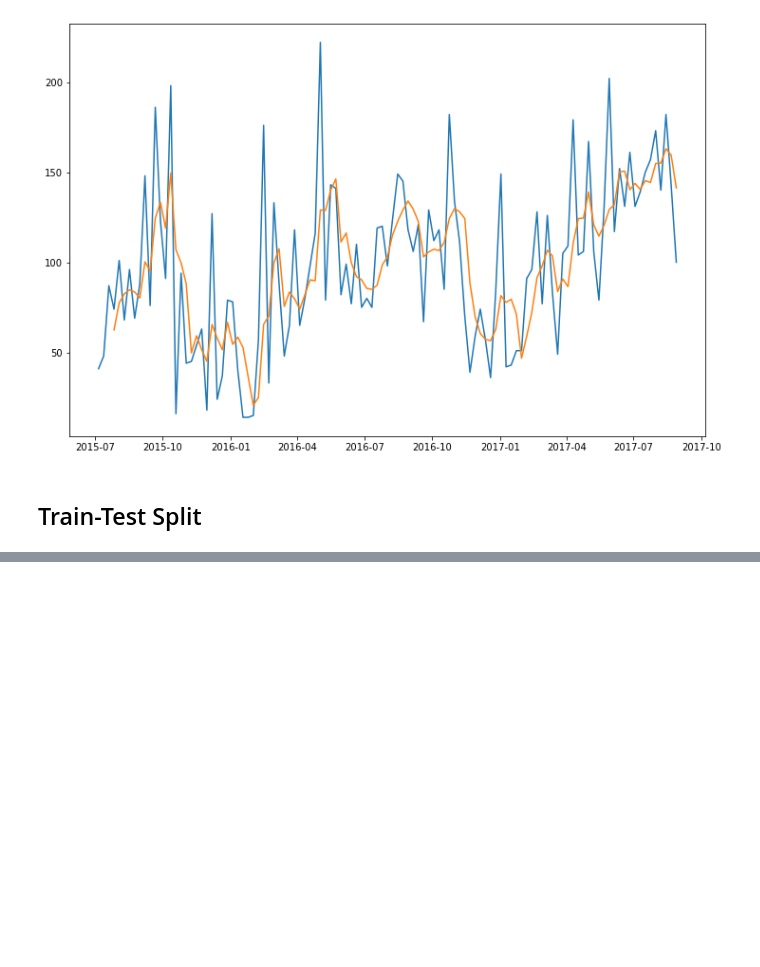
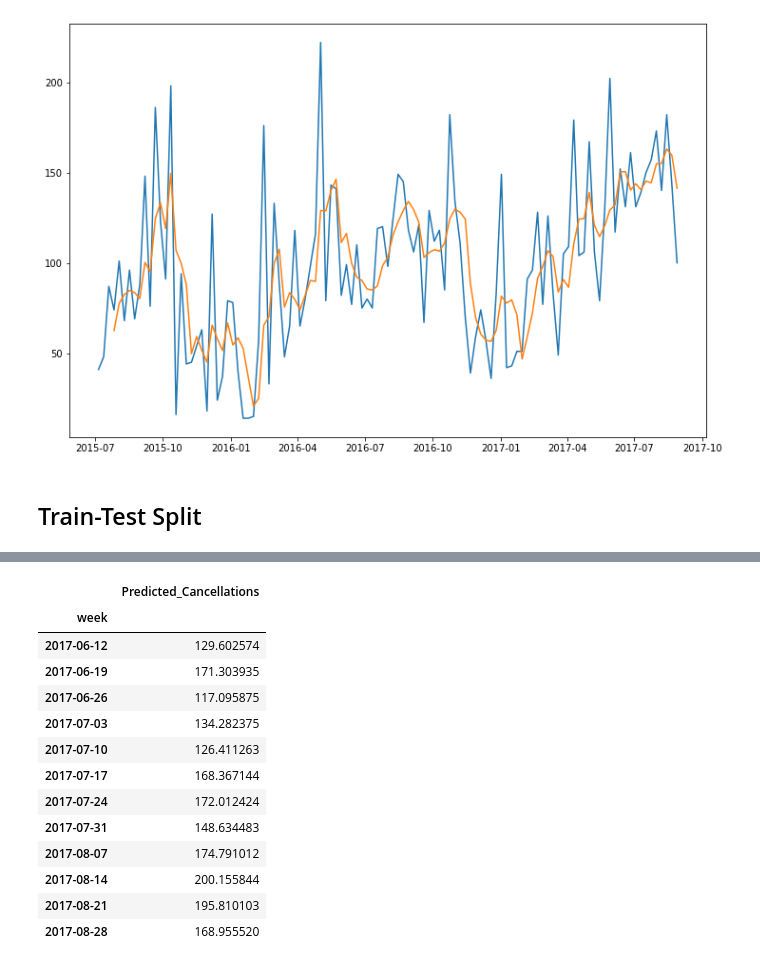
Before and after one commit to sanayei/tseries, a Jupyter notebook: arima.ipynb, the cells around one changed output, grey strips where cells are left out. Saved outputs shown, nothing was run; the diff lists cells and outputs as text; code cells hidden in the pictures; blank space fills up the shorter version.

```diff
--- a/arima.ipynb
+++ b/arima.ipynb
@@ -238,0 +312,17 @@ train, test = tseries[:split_size], tseries[split_size:]
+# %%
+prediction
+# %% [output]
+|  | Predicted_Cancellations |
+| week |  |
+| 2017-06-12 | 129.602574 |
+| 2017-06-19 | 171.303935 |
+| 2017-06-26 | 117.095875 |
+| 2017-07-03 | 134.282375 |
+| 2017-07-10 | 126.411263 |
+| 2017-07-17 | 168.367144 |
+| 2017-07-24 | 172.012424 |
+| 2017-07-31 | 148.634483 |
+| 2017-08-07 | 174.791012 |
+| 2017-08-14 | 200.155844 |
+| 2017-08-21 | 195.810103 |
+| 2017-08-28 | 168.955520 |
```
Also changed, not shown: parts of 10 cells of this notebook.
